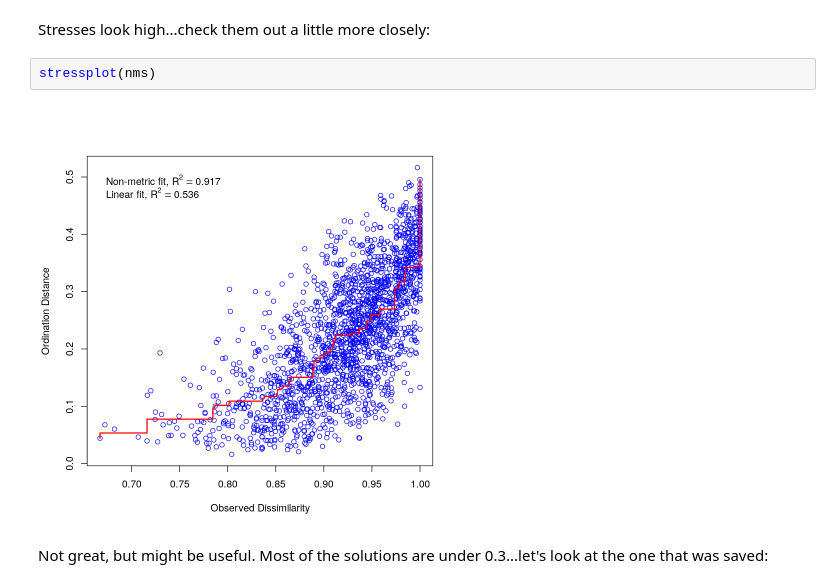
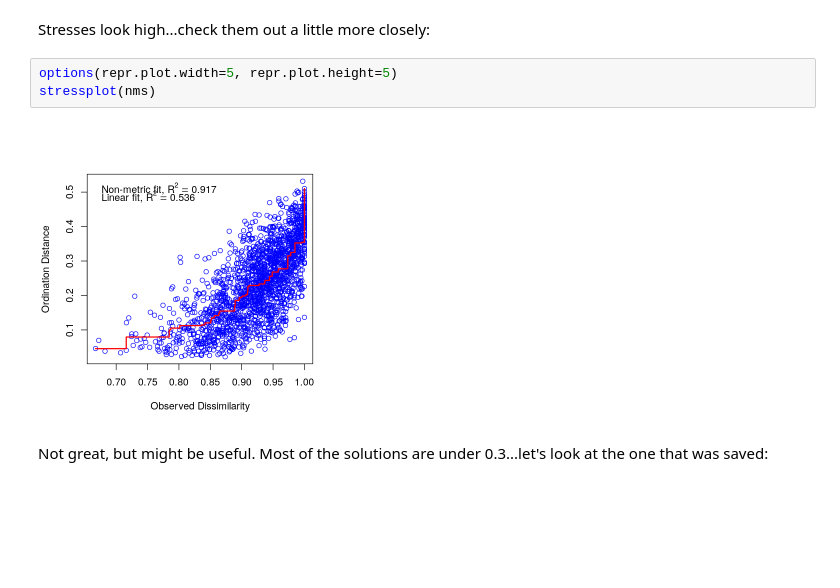
Before and after one commit to danchurch/losCedrosTrees, a Jupyter notebook: anaData/MariscalDataExploration.ipynb, the cells around one changed output. Saved outputs shown, nothing was run; the diff lists cells and outputs as text; blank space fills up the shorter version.

```diff
--- a/anaData/MariscalDataExploration.ipynb
+++ b/anaData/MariscalDataExploration.ipynb
@@ -288,9 +286,10 @@ Run 40 stress 0.3169595
 # %% [markdown]
 Stresses look high...check them out a little more closely:
-# %%
-stressplot(nms)
-# %% [output]
-[figure, removed]
+# %%
+options(repr.plot.width=5, repr.plot.height=5)
+stressplot(nms)
+# %% [output]
+[figure, added]
 # %% [markdown]
 Not great, but might be useful. Most of the solutions are under 0.3...let's look at the one that was saved:
 # %%
```
Also changed, not shown: parts of 22 cells of this notebook, 2 other files.
